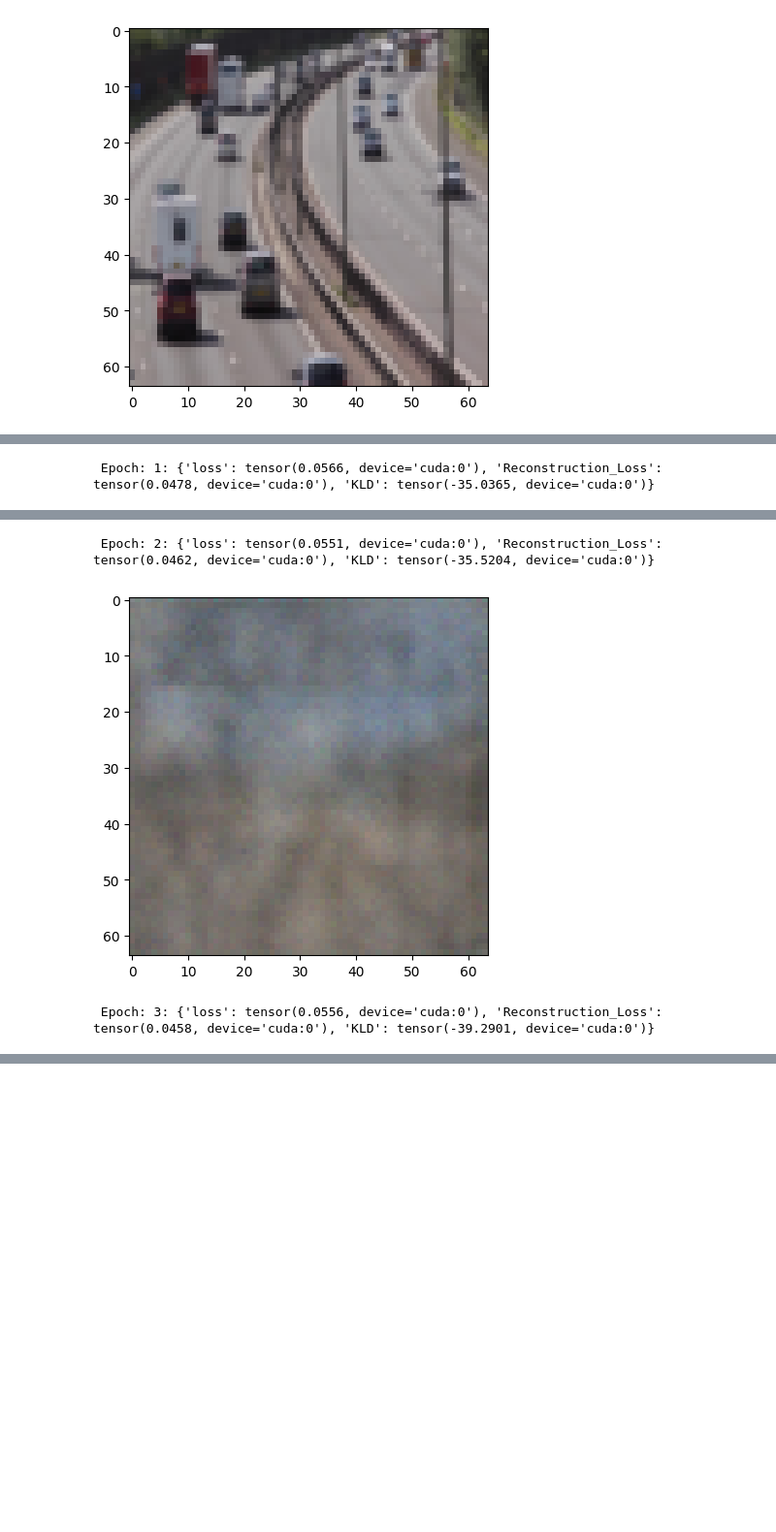
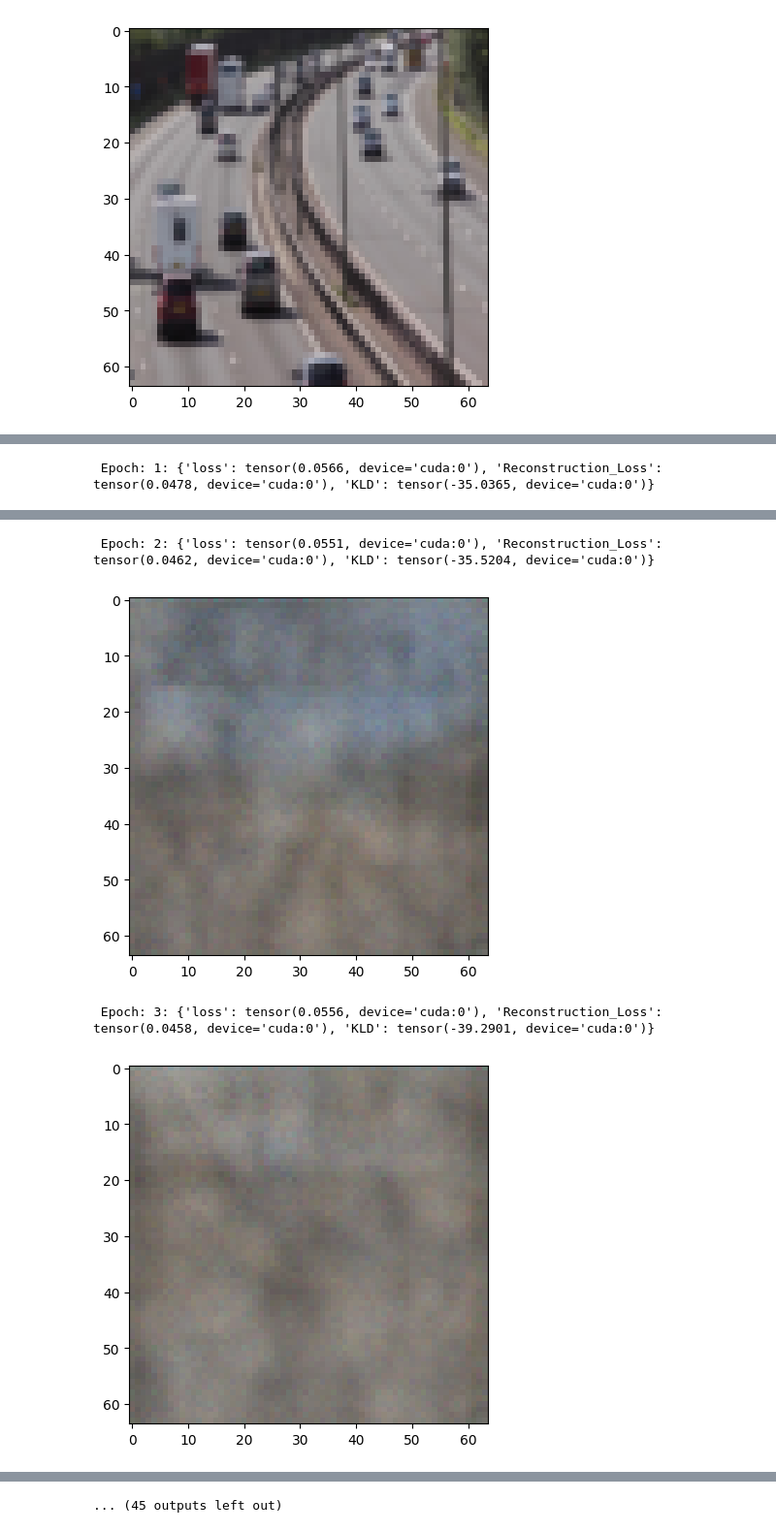
Before and after one commit to Duckierstone42/Vehicular-Object-Detection---ML4641P, a Jupyter notebook: vae/vae_implementation.ipynb, the cells around one changed output, grey strips where cells are left out. Shown at 97% size. Saved outputs shown, nothing was run; the diff lists cells and outputs as text; code cells hidden in the pictures; blank space fills up the shorter version.

```diff
--- a/vae/vae_implementation.ipynb
+++ b/vae/vae_implementation.ipynb
@@ -115,32 +115,35 @@ for epoch in range(num_epochs):
         optimizer.step()
     avg_test_loss_dict =  {'loss': 0, 'Reconstruction_Loss':0, 'KLD':0}
     count = 0
     model.eval()
     with torch.inference_mode():
         for images, _ in valid_dataloader:
             images = images.to(device)
             recons, input, mu, log_var = model(images)
 
             loss_dict = model.loss_function(recons, input, mu, log_var,kld_weight)
 
             avg_test_loss_dict["loss"] += loss_dict["loss"]
             avg_test_loss_dict["Reconstruction_Loss"] += loss_dict["Reconstruction_Loss"]
             avg_test_loss_dict["KLD"] += loss_dict["KLD"]
 
             count += 1
         avg_test_loss_dict["loss"] /= count
         avg_test_loss_dict["Reconstruction_Loss"]  /= count
         avg_test_loss_dict["KLD"]  /= count
-        reconstructed_image = torch.squeeze(model.sample(1,current_device=device)).to("cpu").detach()
-        display_sample(torch.squeeze(reconstructed_image))
+        image = valid_dataset[0][0]
+        reconstructed_image = torch.squeeze(model.generate(image)).to("cpu").detach()
     if epoch % 3 == 0:
         print(f" Epoch: {epoch+1}: {avg_test_loss_dict}")
+        display_sample(torch.squeeze(reconstructed_image))
+
 
 print("Training Complete")
 # %% [output]
 [figure]
  Epoch: 1: {'loss': tensor(0.0566, device='cuda:0'), 'Reconstruction_Loss': tensor(0.0478, device='cuda:0'), 'KLD': tensor(-35.0365, device='cuda:0')}
 [figure]
  Epoch: 2: {'loss': tensor(0.0551, device='cuda:0'), 'Reconstruction_Loss': tensor(0.0462, device='cuda:0'), 'KLD': tensor(-35.5204, device='cuda:0')}
 [figure]
  Epoch: 3: {'loss': tensor(0.0556, device='cuda:0'), 'Reconstruction_Loss': tensor(0.0458, device='cuda:0'), 'KLD': tensor(-39.2901, device='cuda:0')}
+[figure, added]
@@ -147,3 +155,4 @@ print("Training Complete")
+... (45 outputs left out)
 # %%
 image = valid_dataset[20][0][np.newaxis,:,:,:].to(device)
 print(image.shape)
```
Also changed, not shown: parts of 3 cells of this notebook.
